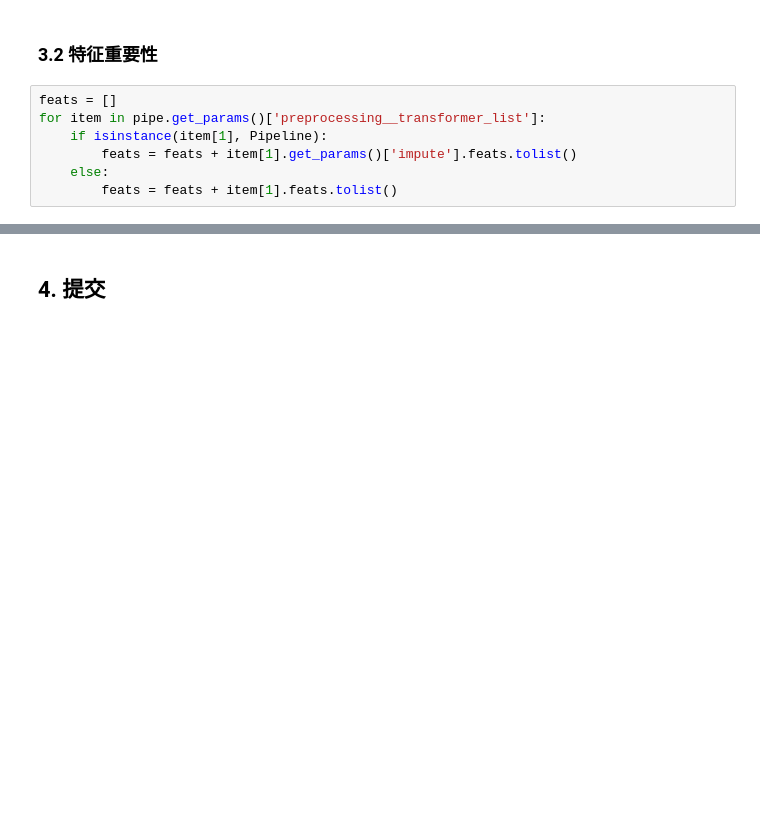
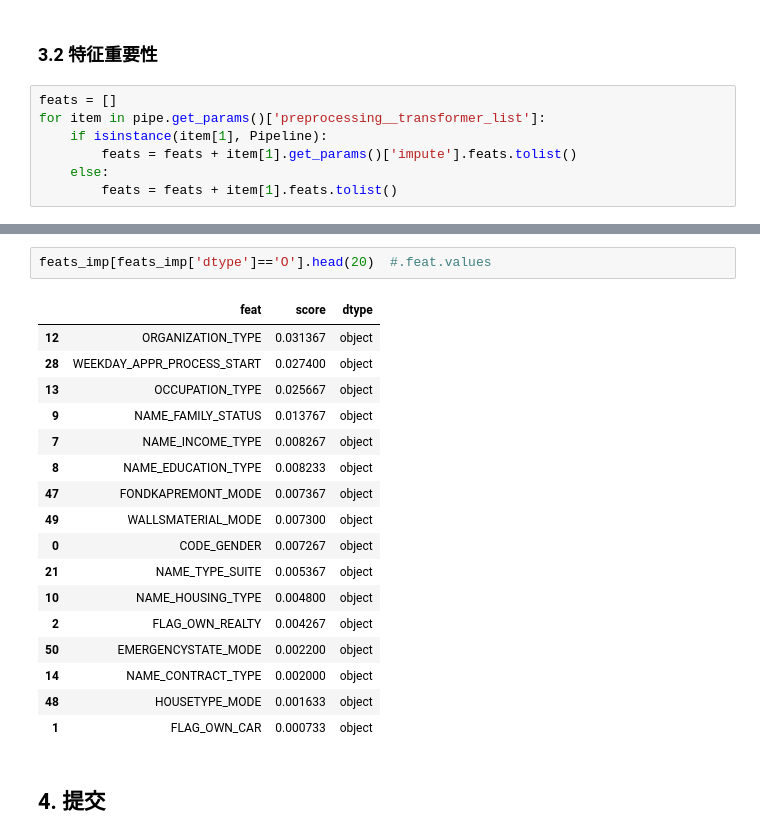
Before and after one commit to shenc3/kaggle_note, a Jupyter notebook: HomeCredit/Train2.ipynb, the cells around one changed output, grey strips where cells are left out. Saved outputs shown, nothing was run; the diff lists cells and outputs as text; blank space fills up the shorter version.

```diff
--- a/HomeCredit/Train2.ipynb
+++ b/HomeCredit/Train2.ipynb
@@ -458,3 +582,23 @@ sns.barplot(x='score', y='feat', data=feats_imp.iloc[:20])
+# %%
+feats_imp[feats_imp['dtype']=='O'].head(20)  #.feat.values
+# %% [output]
+|  | feat | score | dtype |
+| 12 | ORGANIZATION_TYPE | 0.031367 | object |
+| 28 | WEEKDAY_APPR_PROCESS_START | 0.027400 | object |
+| 13 | OCCUPATION_TYPE | 0.025667 | object |
+| 9 | NAME_FAMILY_STATUS | 0.013767 | object |
+| 7 | NAME_INCOME_TYPE | 0.008267 | object |
+| 8 | NAME_EDUCATION_TYPE | 0.008233 | object |
+| 47 | FONDKAPREMONT_MODE | 0.007367 | object |
+| 49 | WALLSMATERIAL_MODE | 0.007300 | object |
+| 0 | CODE_GENDER | 0.007267 | object |
+| 21 | NAME_TYPE_SUITE | 0.005367 | object |
+| 10 | NAME_HOUSING_TYPE | 0.004800 | object |
+| 2 | FLAG_OWN_REALTY | 0.004267 | object |
+| 50 | EMERGENCYSTATE_MODE | 0.002200 | object |
+| 14 | NAME_CONTRACT_TYPE | 0.002000 | object |
+| 48 | HOUSETYPE_MODE | 0.001633 | object |
+| 1 | FLAG_OWN_CAR | 0.000733 | object |
 # %% [markdown]
 ## 4. 提交
 # %%
```
Also changed, not shown: parts of 28 cells of this notebook, 1 other file.
